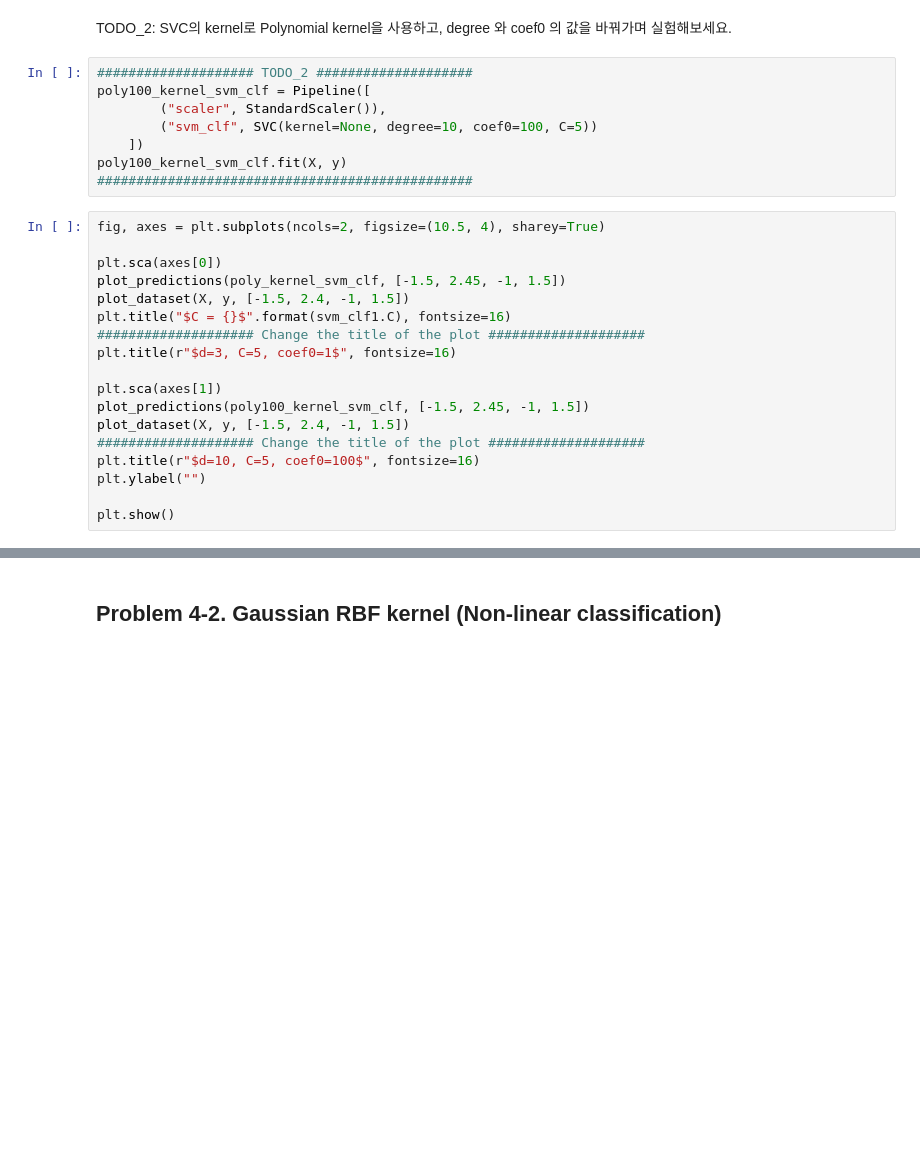
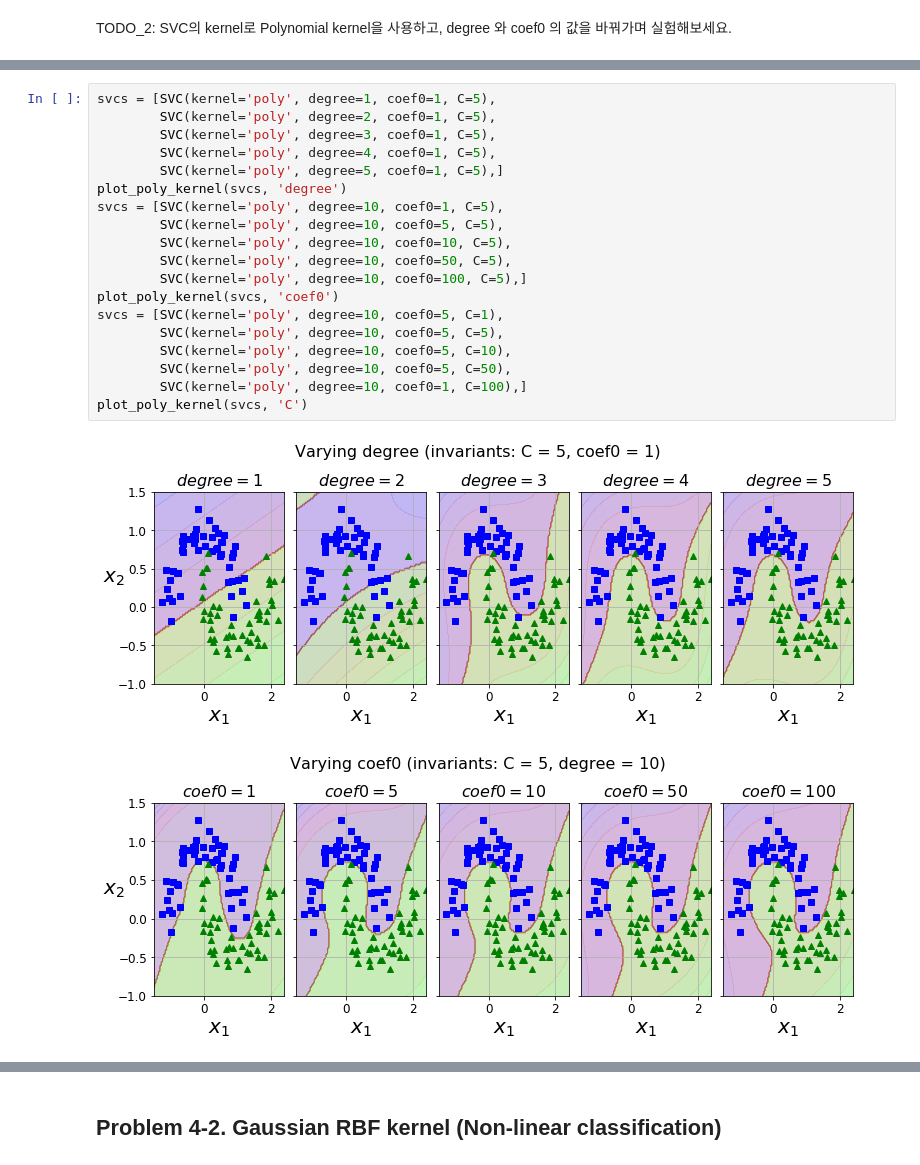
Before and after one commit to lucetre-snu/20s-machine-learning, a Jupyter notebook: Assignment2/AS2-SVM.ipynb, the cells around one changed output, grey strips where cells are left out. Saved outputs shown, nothing was run; the diff lists cells and outputs as text; blank space fills up the shorter version.

```diff
--- a/Assignment2/AS2-SVM.ipynb
+++ b/Assignment2/AS2-SVM.ipynb
@@ -328,28 +401,2 @@ poly_kernel_svm_clf.fit(X, y)
 # %% [markdown]
 TODO_2: SVC의 kernel로 Polynomial kernel을 사용하고, degree 와 coef0 의 값을 바꿔가며 실험해보세요.
-# %%
-#################### TODO_2 ####################
-poly100_kernel_svm_clf = Pipeline([
-        ("scaler", StandardScaler()),
-        ("svm_clf", SVC(kernel=None, degree=10, coef0=100, C=5))
-    ])
-poly100_kernel_svm_clf.fit(X, y)
-################################################
-# %%
-fig, axes = plt.subplots(ncols=2, figsize=(10.5, 4), sharey=True)
-
-plt.sca(axes[0])
-plot_predictions(poly_kernel_svm_clf, [-1.5, 2.45, -1, 1.5])
-plot_dataset(X, y, [-1.5, 2.4, -1, 1.5])
-plt.title("$C = {}$".format(svm_clf1.C), fontsize=16)
-#################### Change the title of the plot ####################
-plt.title(r"$d=3, C=5, coef0=1$", fontsize=16)
-
-plt.sca(axes[1])
-plot_predictions(poly100_kernel_svm_clf, [-1.5, 2.45, -1, 1.5])
-plot_dataset(X, y, [-1.5, 2.4, -1, 1.5])
-#################### Change the title of the plot ####################
-plt.title(r"$d=10, C=5, coef0=100$", fontsize=16)
-plt.ylabel("")
-
-plt.show()
@@ -355,0 +438,22 @@ plt.show()
+# %%
+svcs = [SVC(kernel='poly', degree=1, coef0=1, C=5),
+        SVC(kernel='poly', degree=2, coef0=1, C=5),
+        SVC(kernel='poly', degree=3, coef0=1, C=5),
+        SVC(kernel='poly', degree=4, coef0=1, C=5),
+        SVC(kernel='poly', degree=5, coef0=1, C=5),]
+plot_poly_kernel(svcs, 'degree')
+svcs = [SVC(kernel='poly', degree=10, coef0=1, C=5),
+        SVC(kernel='poly', degree=10, coef0=5, C=5),
+        SVC(kernel='poly', degree=10, coef0=10, C=5),
+        SVC(kernel='poly', degree=10, coef0=50, C=5),
+        SVC(kernel='poly', degree=10, coef0=100, C=5),]
+plot_poly_kernel(svcs, 'coef0')
+svcs = [SVC(kernel='poly', degree=10, coef0=5, C=1),
+        SVC(kernel='poly', degree=10, coef0=5, C=5),
+        SVC(kernel='poly', degree=10, coef0=5, C=10),
+        SVC(kernel='poly', degree=10, coef0=5, C=50),
+        SVC(kernel='poly', degree=10, coef0=1, C=100),]
+plot_poly_kernel(svcs, 'C')
+# %% [output]
+[figure, added]
+[figure, added]
```
Also changed, not shown: parts of 14 cells of this notebook.
